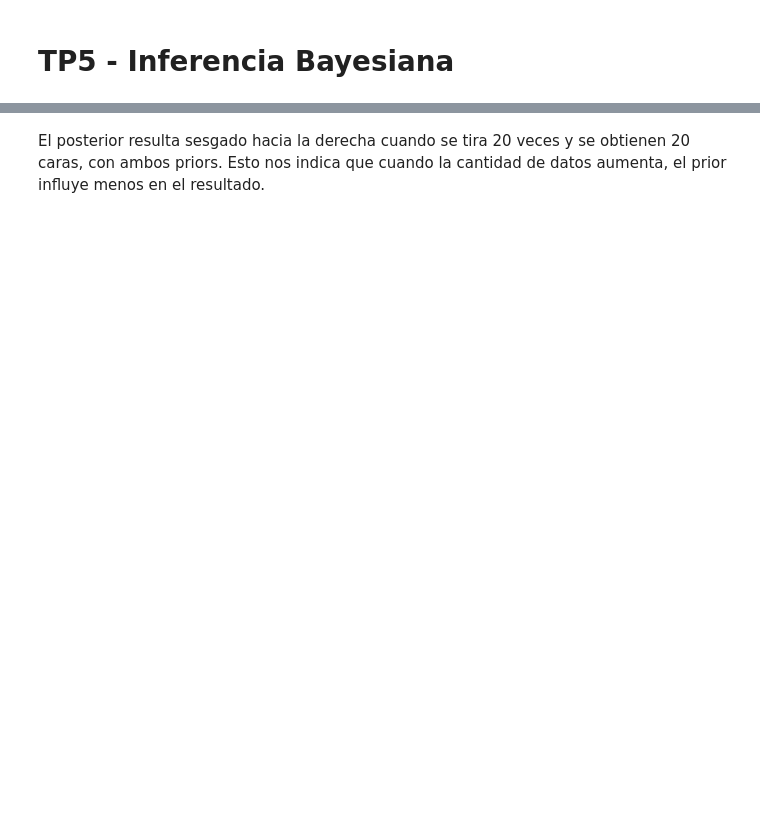
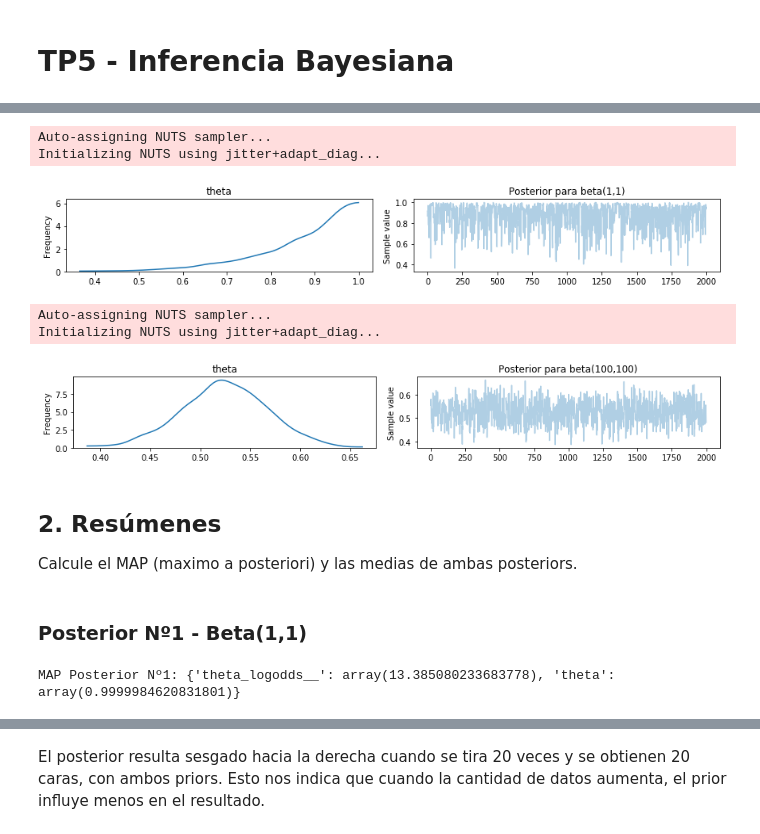
Before and after one commit to barbeiton/tpscd, a Jupyter notebook: tp5/tp5.ipynb, the cells around one changed output, grey strips where cells are left out. Saved outputs shown, nothing was run; the diff lists cells and outputs as text; code cells hidden in the pictures; blank space fills up the shorter version.

```diff
--- a/tp5/tp5.ipynb
+++ b/tp5/tp5.ipynb
@@ -96,0 +33,34 @@ plt.show()
+# %%
+trace, modelo = correr_modelo(tiradas=6, caras=6, iteraciones=2000, alpha=1, beta=1)
+# %% [output]
+Auto-assigning NUTS sampler...
+Initializing NUTS using jitter+adapt_diag...
+# %%
+pm.traceplot(trace)
+plt.title("Posterior para beta(1,1)")
+plt.show()
+# %% [output]
+[figure, added]
+# %%
+trace2, modelo2 = correr_modelo(tiradas=6, caras=6, iteraciones=2000, alpha=60, beta=60)
+# %% [output]
+Auto-assigning NUTS sampler...
+Initializing NUTS using jitter+adapt_diag...
+# %%
+pm.traceplot(trace2)
+#pm.plot_posterior(trace2)
+plt.title("Posterior para beta(100,100)")
+plt.show()
+# %% [output]
+[figure, added]
+# %% [markdown]
+## 2. Resúmenes
+
+Calcule el MAP (maximo a posteriori) y las medias de ambas posteriors.
+# %% [markdown]
+### Posterior Nº1  - Beta(1,1)
+# %%
+MAP_1 = pm.find_MAP(model=modelo)
+print("MAP Posterior Nº1: " + str(MAP_1))
+# %% [output]
+MAP Posterior Nº1: {'theta_logodds__': array(13.385080233683778), 'theta': array(0.9999984620831801)}
```
Also changed, not shown: parts of 45 cells of this notebook.
